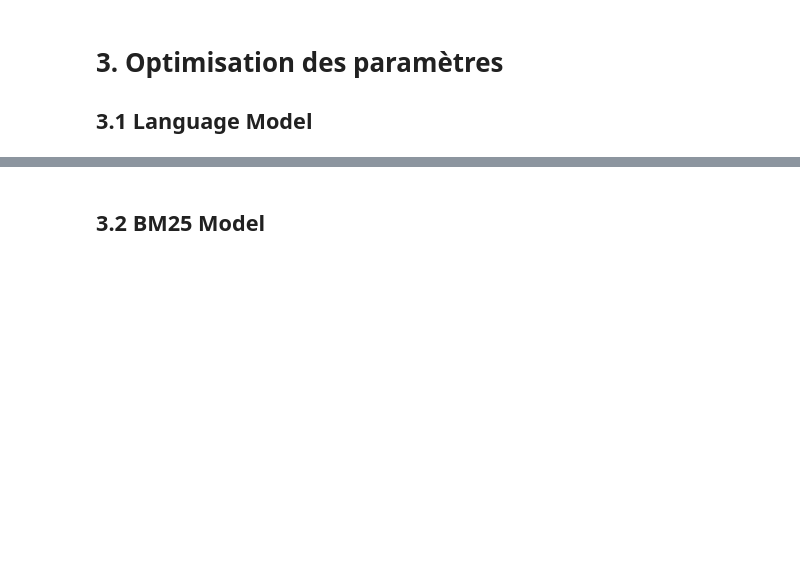
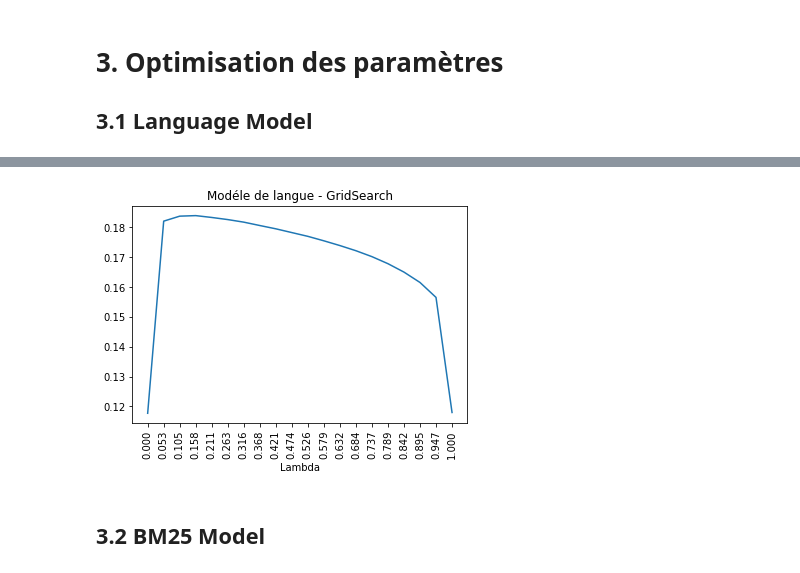
Before and after one commit to samutamm/RI, a Jupyter notebook: tme4_probabilistes.ipynb, the cells around one changed output, grey strips where cells are left out. Cells and saved outputs as stored; diff of their text form; code cells hidden in the pictures; blank space fills up the shorter version.

```diff
--- a/tme4_probabilistes.ipynb
+++ b/tme4_probabilistes.ipynb
@@ -75,3 +161,12 @@ plt.xticks(lambda_values, rotation='vertical');
+# %%
+lambda_values = np.linspace(0, 1, 20)
+#lambda_values = np.geomspace(1e-5, 1, 50)
+plt.title("Modéle de langue - GridSearch")
+plt.plot(lambda_values, lang_results[:,1])
+plt.xlabel("Lambda")
+plt.xticks(lambda_values, rotation='vertical');
+# %% [output]
+[figure, added]
 # %% [markdown]
 ## 3.2 BM25 Model
 # %%
```
Also changed, not shown: parts of 16 cells of this notebook.
